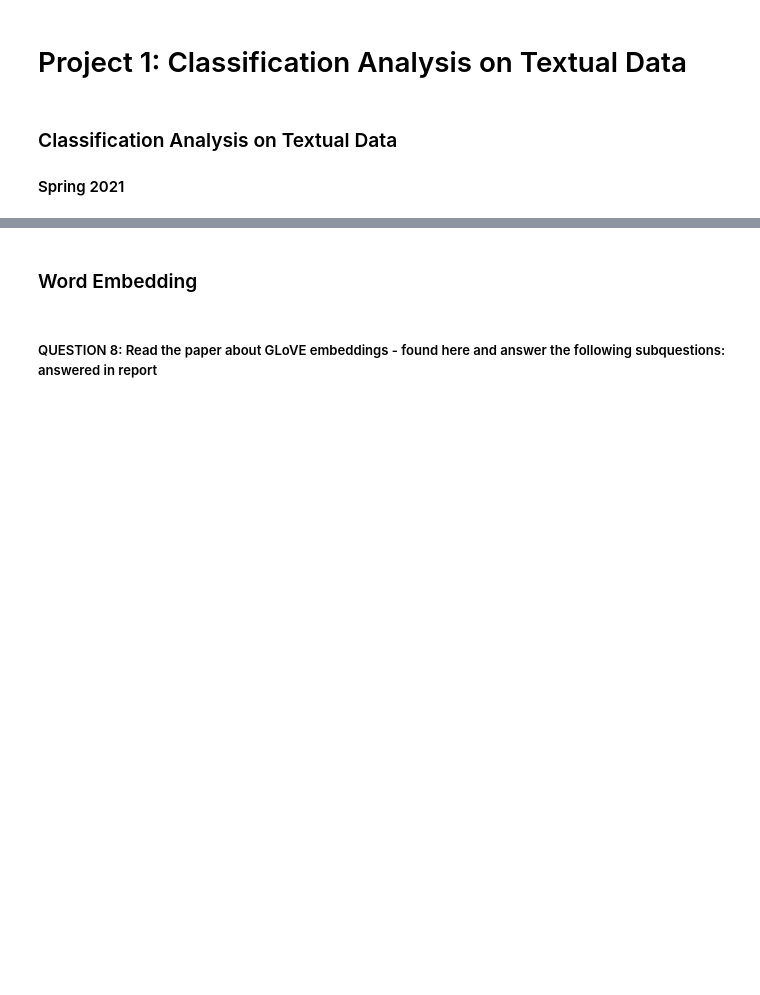
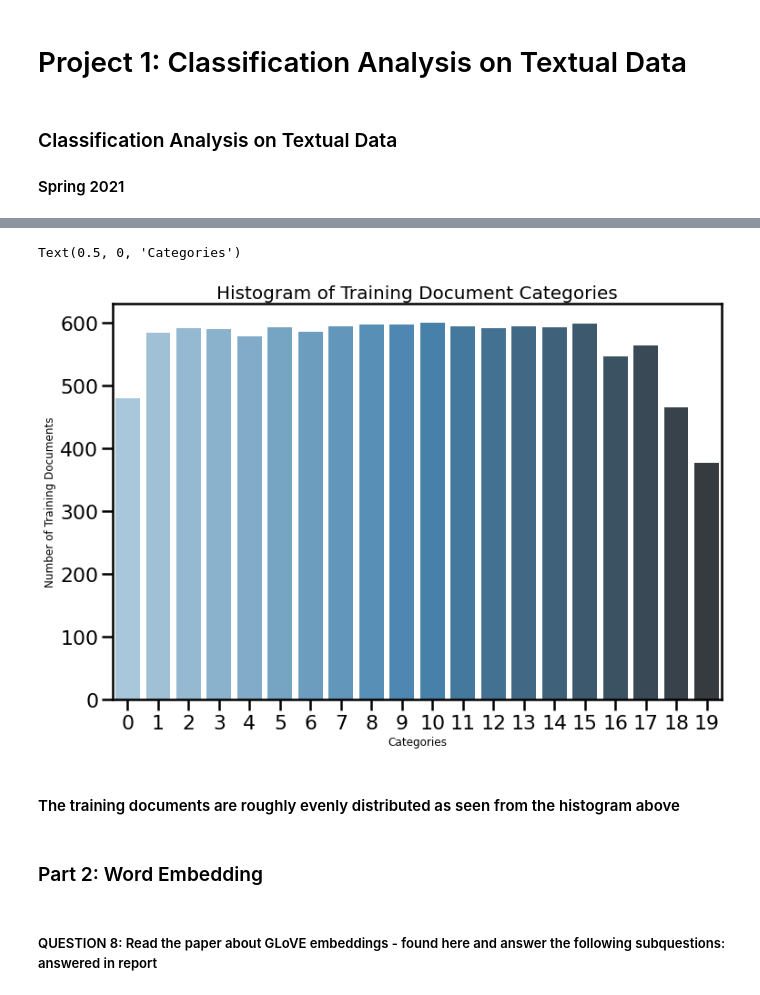
Before and after one commit to jmshen20/ECE219, a Jupyter notebook: ECE 219 Project 1 - Draft.ipynb, the cells around one changed output, grey strips where cells are left out. Saved outputs shown, nothing was run; the diff lists cells and outputs as text; code cells hidden in the pictures; blank space fills up the shorter version.

Commit message:
Add files via upload
Part 1 added

```diff
--- a/ECE 219 Project 1 - Draft.ipynb
+++ b/ECE 219 Project 1 - Draft.ipynb
@@ -6,5 +130,19 @@
+# %%
+count_Categories = data['target'].value_counts()
+
+plt.figure(figsize=(12,8))
+sns.barplot(x=count_Categories.index, y=count_Categories.values,palette=("Blues_d"))
+plt.title('Histogram of Training Document Categories', fontsize=20)
+plt.ylabel('Number of Training Documents', fontsize=12)
+plt.xlabel('Categories', fontsize=12)
+#sns.set_context("poster")
+# %% [output]
+Text(0.5, 0, 'Categories')
+[figure, added]
+# %% [markdown]
+#### The training documents are roughly evenly distributed as seen from the histogram above
 # %% [markdown]
-### Word Embedding
+### Part 2: Word Embedding
 # %%
 import nltk
 import numpy as np
```
Also changed, not shown: parts of 15 cells of this notebook.
